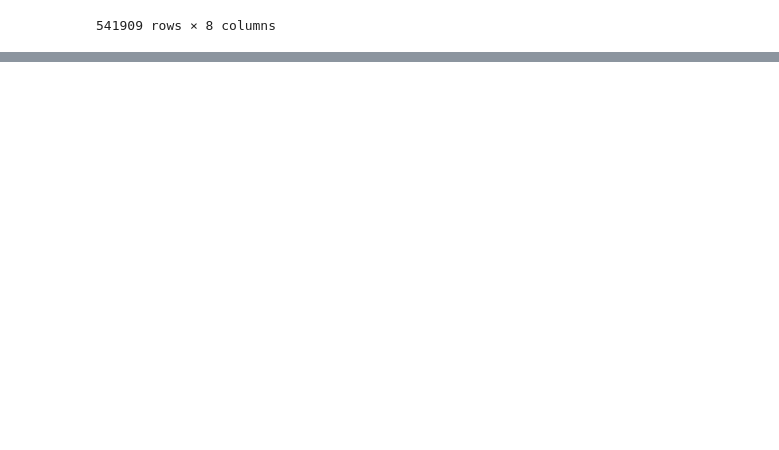
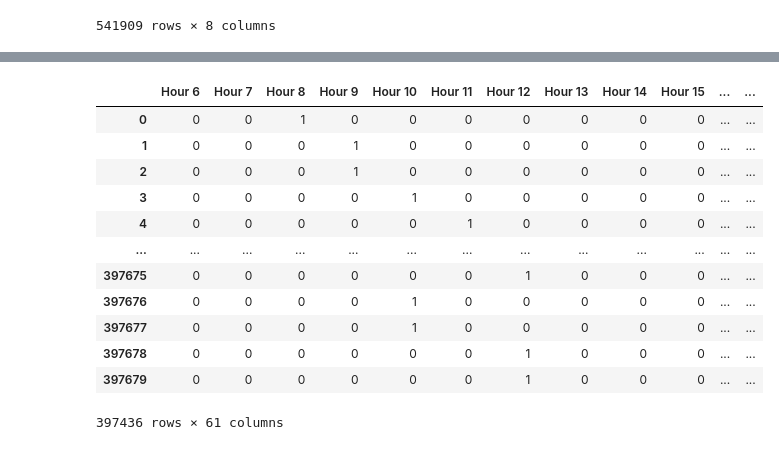
Before and after one commit to Denisalik/Data-minning, a Jupyter notebook: s3/pca.ipynb, the cells around one changed output, grey strips where cells are left out. Saved outputs shown, nothing was run; the diff lists cells and outputs as text; code cells hidden in the pictures; blank space fills up the shorter version.

```diff
--- a/s3/pca.ipynb
+++ b/s3/pca.ipynb
@@ -52,0 +111,3 @@ PCA()
+# %%
+scaled = StandardScaler().fit(X[["UnitPrice", "Quantity", "OrderCount", "count"]]).transform(X[["UnitPrice", "Quantity", "OrderCount", "count"]])
+scaled
@@ -52,0 +128,4 @@ PCA()
+# %%
+pca = PCA(n_components=3)
+X_pca = pca.fit_transform(scaled)
+X_pca
@@ -52,0 +140,17 @@ PCA()
+# %%
+X = pd.concat([X.drop(["UnitPrice", "Quantity", "OrderCount", "count"], axis=1), pd.DataFrame(X_pca, columns=["Component1", "Component2", "Component3"])], axis=1, join="inner")
+X
+# %% [output]
+|  | Hour 6 | Hour 7 | Hour 8 | Hour 9 | Hour 10 | Hour 11 | Hour 12 | Hour 13 | Hour 14 | Hour 15 | ... | ... |
+| 0 | 0 | 0 | 1 | 0 | 0 | 0 | 0 | 0 | 0 | 0 | ... | ... |
+| 1 | 0 | 0 | 0 | 1 | 0 | 0 | 0 | 0 | 0 | 0 | ... | ... |
+| 2 | 0 | 0 | 0 | 1 | 0 | 0 | 0 | 0 | 0 | 0 | ... | ... |
+| 3 | 0 | 0 | 0 | 0 | 1 | 0 | 0 | 0 | 0 | 0 | ... | ... |
+| 4 | 0 | 0 | 0 | 0 | 0 | 1 | 0 | 0 | 0 | 0 | ... | ... |
+| ... | ... | ... | ... | ... | ... | ... | ... | ... | ... | ... | ... | ... |
+| 397675 | 0 | 0 | 0 | 0 | 0 | 0 | 1 | 0 | 0 | 0 | ... | ... |
+| 397676 | 0 | 0 | 0 | 0 | 1 | 0 | 0 | 0 | 0 | 0 | ... | ... |
+| 397677 | 0 | 0 | 0 | 0 | 1 | 0 | 0 | 0 | 0 | 0 | ... | ... |
+| 397678 | 0 | 0 | 0 | 0 | 0 | 0 | 1 | 0 | 0 | 0 | ... | ... |
+| 397679 | 0 | 0 | 0 | 0 | 0 | 0 | 1 | 0 | 0 | 0 | ... | ... |
+397436 rows × 61 columns
```
Also changed, not shown: parts of 12 cells of this notebook, 1 other file.
